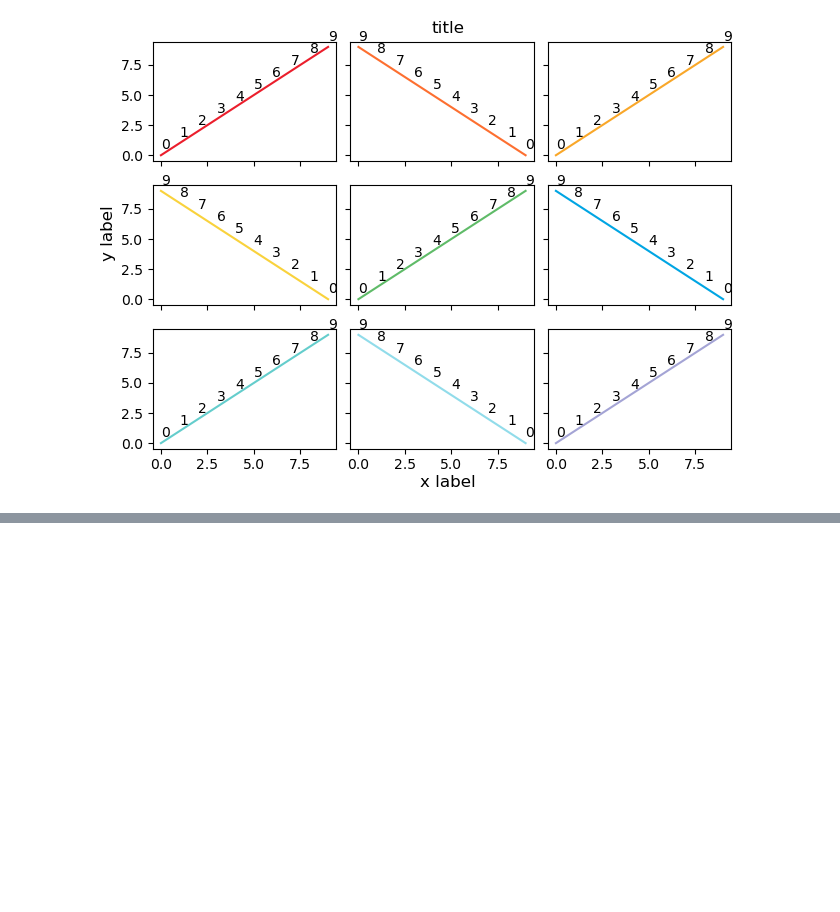
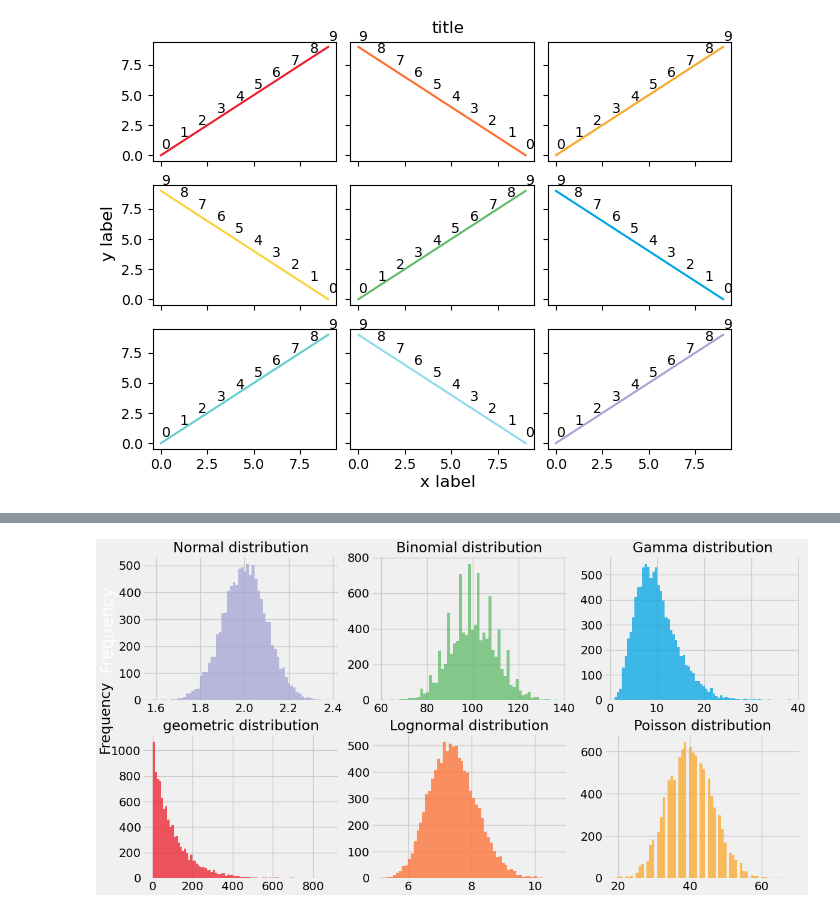
Before and after one commit to DanielOrtigoza/how-to-create-different-types-of-plots-in-python, a Jupyter notebook: how_to_make_subplots.ipynb, the cells around one changed output, grey strips where cells are left out. Saved outputs shown, nothing was run; the diff lists cells and outputs as text; code cells hidden in the pictures; blank space fills up the shorter version.

```diff
--- a/how_to_make_subplots.ipynb
+++ b/how_to_make_subplots.ipynb
@@ -227,0 +313,20 @@ plt.show()
+# %%
+global_size = 10000
+
+mu_n, sigma_n = 2, 0.1
+normal_distribution = np.random.normal(mu_n, sigma_n, size = global_size)
+
+n, p_b = 10000, 0.01
+binomial_distribution = np.random.binomial(n, p_b, size = global_size)
+
+shape, scale = 5, 2
+gamma_distribution = np.random.gamma(shape, scale, size = global_size)
+
+p_g = 0.01
+geometric_distribution = np.random.geometric(p_g, size = global_size)
+
+mu_l, sigma_l = 2, 0.1
+lognormal_distribution = np.random.lognormal(mu_l, sigma_l, size = global_size)
+
+lam = 40
+poisson_distribution = np.random.poisson(lam, size = global_size)
@@ -227,0 +375,36 @@ plt.show()
+# %%
+%matplotlib widget
+
+plt.style.use('fivethirtyeight')
+
+fig, axes = plt.subplots(2, 3, facecolor = 'white', edgecolor = 'white', constrained_layout = True, figsize = (cm2inch(30), cm2inch(15))) # sharex = True
+
+((ax1,ax2,ax3), (ax4,ax5,ax6)) = axes
+
+for i in axes:
+    for j in range(len(i)):
+        i[j].set(facecolor = 'white', frame_on = False)
+        i[j].grid(visible = True)
+
+ax1.hist(normal_distribution, bins = b_nd, color = colors['purple'], histtype = "stepfilled", alpha = 0.75)
+ax2.hist(binomial_distribution, bins = b_bd, color = colors['green'], histtype = "stepfilled", alpha = 0.75)
+ax3.hist(gamma_distribution, bins = b_gd, color = colors['blue'], histtype = "stepfilled", alpha = 0.75)
+ax4.hist(geometric_distribution, bins = b_ged, color = colors['red'], histtype = "stepfilled", alpha = 0.75)
+ax5.hist(lognormal_distribution, bins = b_lnd, color = colors['orange1'], histtype = "stepfilled", alpha = 0.75)
+ax6.hist(poisson_distribution, bins = b_pd, color = colors['orange2'], histtype = "stepfilled", alpha = 0.75)
+
+ax1.set_ylabel('Frequency', fontsize = 'x-large', color = 'white')
+fig.text(0.0125, 0.50, 'Frequency', fontsize = 'large' , ha = 'center', va = 'center', rotation = 90)
+
+ax1.set_title('Normal distribution', fontsize = 'large')
+ax2.set_title('Binomial distribution', fontsize = 'large')
+ax3.set_title('Gamma distribution', fontsize = 'large')
+ax4.set_title('geometric distribution', fontsize = 'large')
+ax5.set_title('Lognormal distribution', fontsize = 'large')
+ax6.set_title('Poisson distribution', fontsize = 'large')
+
+# plt.savefig('graph_name.jpg', dpi = 600, facecolor = fig.get_facecolor(), edgecolor='none')
+
+plt.show()
+# %% [output]
+[figure, added]
```
Also changed, not shown: parts of 13 cells of this notebook.
